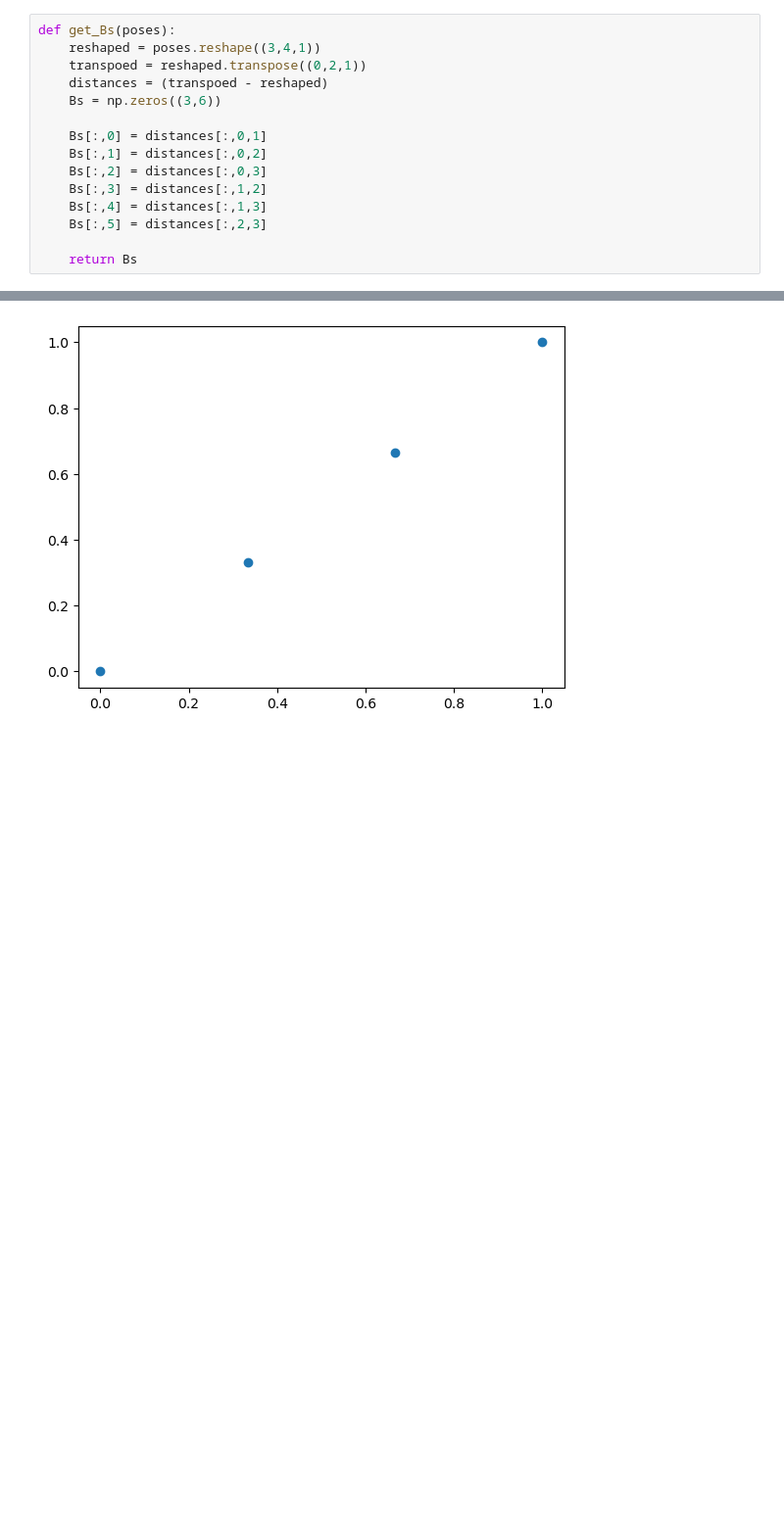
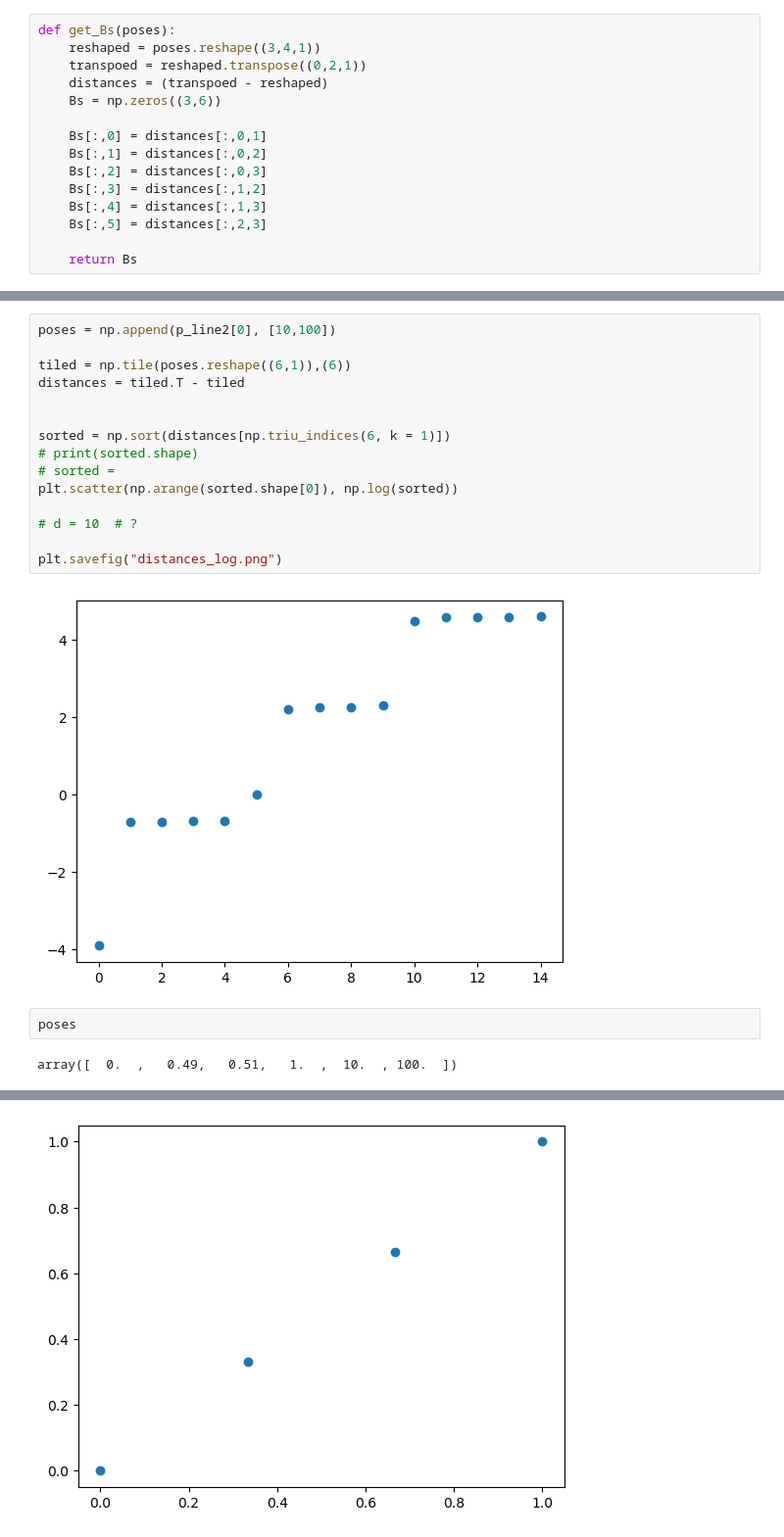
Before and after one commit to alireza-astane/Radio_Telescope_Signal_Processing, a Jupyter notebook: methods.ipynb, the cells around one changed output, grey strips where cells are left out. Shown at 98% size. Drawn from its saved outputs; the diff is of its cells as text; blank space fills up the shorter version.

```diff
--- a/methods.ipynb
+++ b/methods.ipynb
@@ -1486,0 +1501,21 @@ for i in range(n):
+# %%
+poses = np.append(p_line2[0], [10,100])
+
+tiled = np.tile(poses.reshape((6,1)),(6))
+distances = tiled.T - tiled
+
+
+sorted = np.sort(distances[np.triu_indices(6, k = 1)])
+# print(sorted.shape)
+# sorted =
+plt.scatter(np.arange(sorted.shape[0]), np.log(sorted))
+
+# d = 10  # ?
+
+plt.savefig("distances_log.png")
+# %% [output]
+[figure, added]
+# %%
+poses
+# %% [output]
+array([  0.  ,   0.49,   0.51,   1.  ,  10.  , 100.  ])
```
Also changed, not shown: parts of 14 cells of this notebook, 21 other files.
